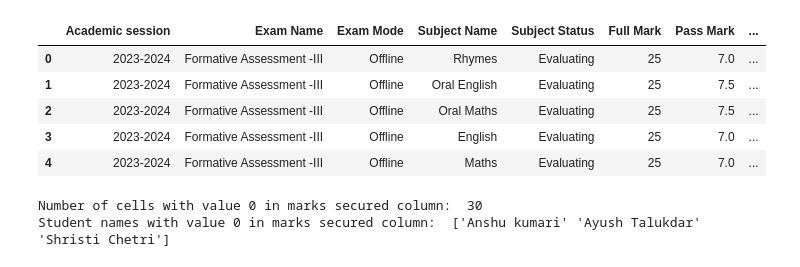
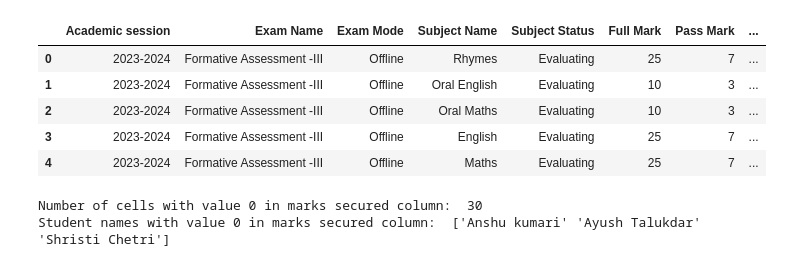
Before and after one commit to tek2991/Results, a Jupyter notebook: LKG/process_final.ipynb, the cells around one changed output. Drawn from its saved outputs; the diff is of its cells as text; code cells hidden in the pictures.

```diff
--- a/LKG/process_final.ipynb
+++ b/LKG/process_final.ipynb
@@ -7,35 +7,35 @@ import seaborn as sns;
 # %%
 # Import data from excel files
 df1 = pd.read_excel('Formative Assessment -III_class_LKG.xlsx');
 df2 = pd.read_excel('Formative Assessment -4_class_LKG.xlsx');
 df3 = pd.read_excel('Anuual Exam 2024_class_LKG.xlsx');
 
 # In df3, where the Full Mark is not 50, multuply the Full Mark, Pass Mark and Marks Secured by 50/Full Mark
-df3.loc[df3['Full Mark']!=50, 'Pass Mark'] = df3['Pass Mark']*50/df3['Full Mark'];
-df3.loc[df3['Full Mark']!=50, 'Marks Secured'] = df3['Marks Secured']*50/df3['Full Mark'];
-df3.loc[df3['Full Mark']!=50, 'Full Mark'] = df3['Full Mark']*50/df3['Full Mark'];
+# df3.loc[df3['Full Mark']!=50, 'Pass Mark'] = df3['Pass Mark']*50/df3['Full Mark'];
+# df3.loc[df3['Full Mark']!=50, 'Marks Secured'] = df3['Marks Secured']*50/df3['Full Mark'];
+# df3.loc[df3['Full Mark']!=50, 'Full Mark'] = df3['Full Mark']*50/df3['Full Mark'];
 
 # In df2 and df1, where the Full Mark is not 25, multuply the Full Mark, Pass Mark and Marks Secured by 25/Full Mark
-df2.loc[df2['Full Mark']!=25, 'Pass Mark'] = df2['Pass Mark']*25/df2['Full Mark'];
-df2.loc[df2['Full Mark']!=25, 'Marks Secured'] = df2['Marks Secured']*25/df2['Full Mark'];
-df2.loc[df2['Full Mark']!=25, 'Full Mark'] = df2['Full Mark']*25/df2['Full Mark'];
+# df2.loc[df2['Full Mark']!=25, 'Pass Mark'] = df2['Pass Mark']*25/df2['Full Mark'];
+# df2.loc[df2['Full Mark']!=25, 'Marks Secured'] = df2['Marks Secured']*25/df2['Full Mark'];
+# df2.loc[df2['Full Mark']!=25, 'Full Mark'] = df2['Full Mark']*25/df2['Full Mark'];
 
-df1.loc[df1['Full Mark']!=25, 'Pass Mark'] = df1['Pass Mark']*25/df1['Full Mark'];
-df1.loc[df1['Full Mark']!=25, 'Marks Secured'] = df1['Marks Secured']*25/df1['Full Mark'];
-df1.loc[df1['Full Mark']!=25, 'Full Mark'] = df1['Full Mark']*25/df1['Full Mark'];
+# df1.loc[df1['Full Mark']!=25, 'Pass Mark'] = df1['Pass Mark']*25/df1['Full Mark'];
+# df1.loc[df1['Full Mark']!=25, 'Marks Secured'] = df1['Marks Secured']*25/df1['Full Mark'];
+# df1.loc[df1['Full Mark']!=25, 'Full Mark'] = df1['Full Mark']*25/df1['Full Mark'];
 
 # Merge the dataframes
 df = pd.concat([df1, df2, df3], ignore_index=True);
 
 # print the head
 df.head()
 # %% [output]
 |  | Academic session | Exam Name | Exam Mode | Subject Name | Subject Status | Full Mark | Pass Mark | ... |
-| 0 | 2023-2024 | Formative Assessment -III | Offline | Rhymes | Evaluating | 25 | 7.0 | ... |
-| 1 | 2023-2024 | Formative Assessment -III | Offline | Oral English | Evaluating | 25 | 7.5 | ... |
-| 2 | 2023-2024 | Formative Assessment -III | Offline | Oral Maths | Evaluating | 25 | 7.5 | ... |
-| 3 | 2023-2024 | Formative Assessment -III | Offline | English | Evaluating | 25 | 7.0 | ... |
-| 4 | 2023-2024 | Formative Assessment -III | Offline | Maths | Evaluating | 25 | 7.0 | ... |
+| 0 | 2023-2024 | Formative Assessment -III | Offline | Rhymes | Evaluating | 25 | 7 | ... |
+| 1 | 2023-2024 | Formative Assessment -III | Offline | Oral English | Evaluating | 10 | 3 | ... |
+| 2 | 2023-2024 | Formative Assessment -III | Offline | Oral Maths | Evaluating | 10 | 3 | ... |
+| 3 | 2023-2024 | Formative Assessment -III | Offline | English | Evaluating | 25 | 7 | ... |
+| 4 | 2023-2024 | Formative Assessment -III | Offline | Maths | Evaluating | 25 | 7 | ... |
 # %%
 # Print the number of cells with value 0 in marks secured column
 print('Number of cells with value 0 in marks secured column: ', df[df['Marks Secured']==0].shape[0])
```
Also changed, not shown: parts of 2 cells of this notebook, 6 other files.
